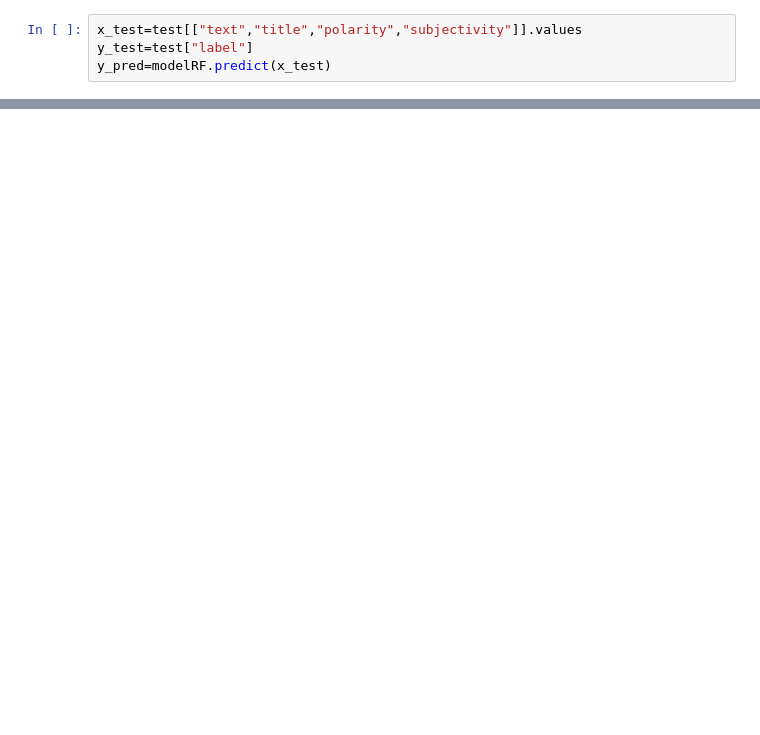
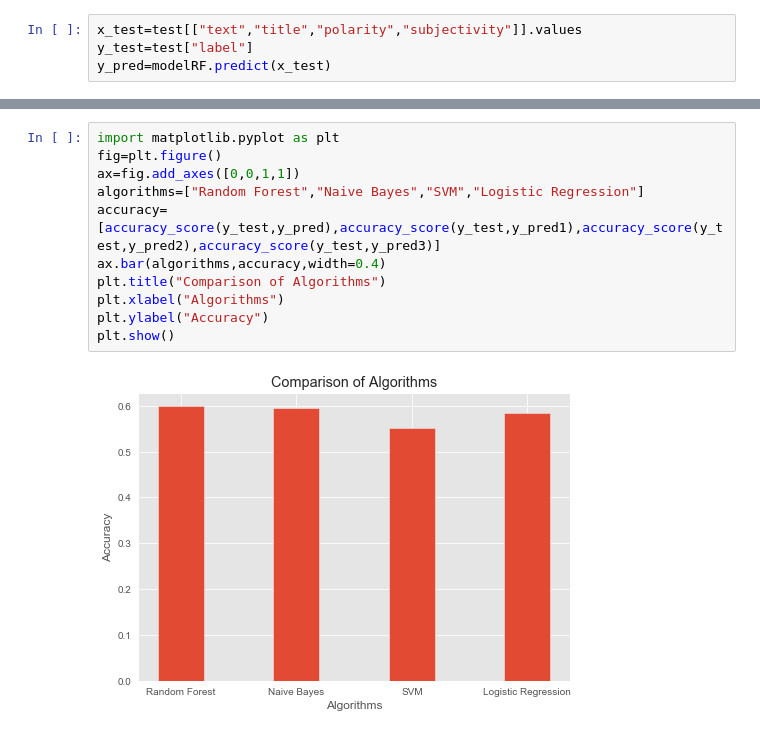
Before and after one commit to amanjaiswal30/FakeNewsDetection, a Jupyter notebook: Project Sample.ipynb, the cells around one changed output, grey strips where cells are left out. Drawn from its saved outputs; the diff is of its cells as text; blank space fills up the shorter version.

```diff
--- a/Project Sample.ipynb
+++ b/Project Sample.ipynb
@@ -384,0 +378,13 @@ weighted avg       0.64      0.55      0.46      4019
+# %%
+import matplotlib.pyplot as plt
+fig=plt.figure()
+ax=fig.add_axes([0,0,1,1])
+algorithms=["Random Forest","Naive Bayes","SVM","Logistic Regression"]
+accuracy=[accuracy_score(y_test,y_pred),accuracy_score(y_test,y_pred1),accuracy_score(y_test,y_pred2),accuracy_score(y_test,y_pred3)]
+ax.bar(algorithms,accuracy,width=0.4)
+plt.title("Comparison of Algorithms")
+plt.xlabel("Algorithms")
+plt.ylabel("Accuracy")
+plt.show()
+# %% [output]
+[figure, added]
```
Also changed, not shown: parts of 16 cells of this notebook.
